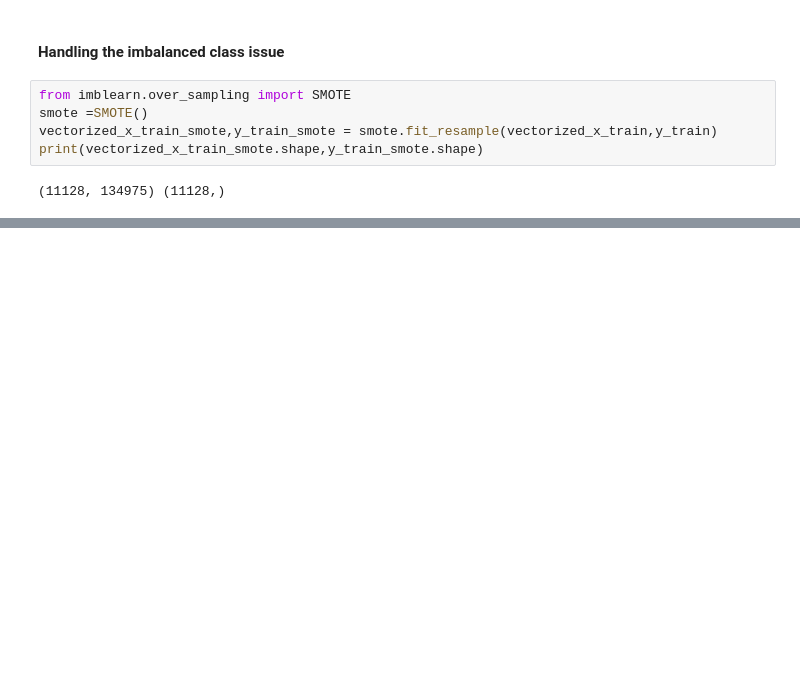
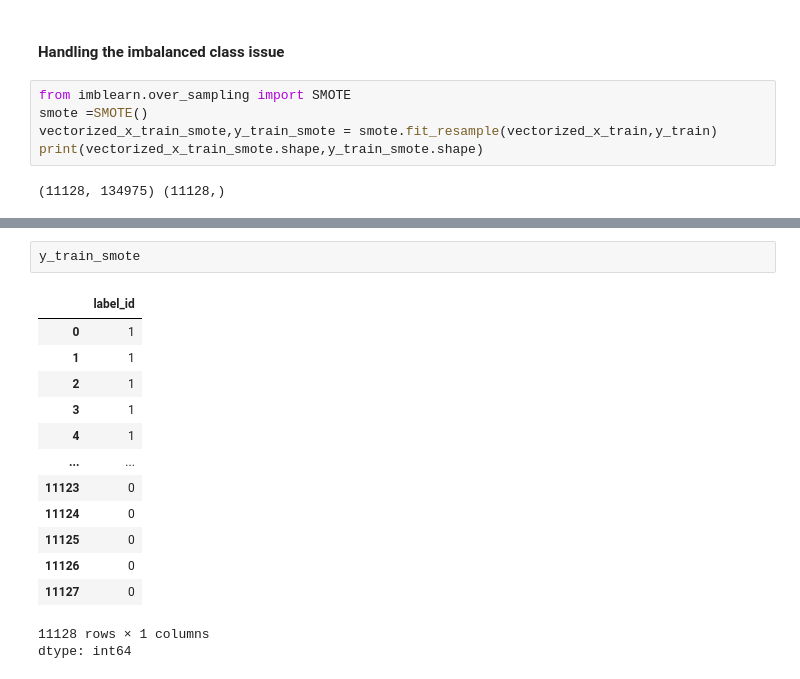
Before and after one commit to savindumahasen/AI-Detection-System-, a Jupyter notebook: Notebook.ipynb, the cells around one changed output, grey strips where cells are left out. Drawn from its saved outputs; the diff is of its cells as text; blank space fills up the shorter version.

```diff
--- a/Notebook.ipynb
+++ b/Notebook.ipynb
@@ -446,0 +457,17 @@ plt.show()
+# %%
+y_train_smote
+# %% [output]
+|  | label_id |
+| 0 | 1 |
+| 1 | 1 |
+| 2 | 1 |
+| 3 | 1 |
+| 4 | 1 |
+| ... | ... |
+| 11123 | 0 |
+| 11124 | 0 |
+| 11125 | 0 |
+| 11126 | 0 |
+| 11127 | 0 |
+11128 rows × 1 columns
+dtype: int64
```
Also changed, not shown: parts of 2 cells of this notebook.
